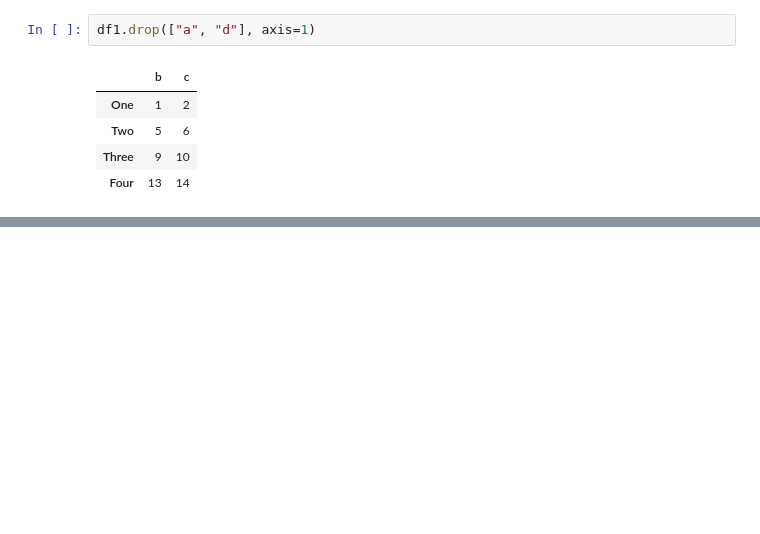
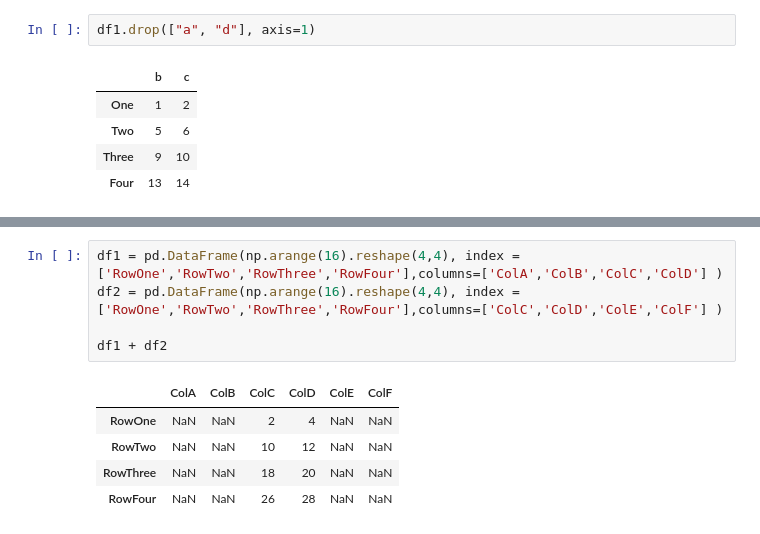
Before and after one commit to kennyrnwilson/python, a Jupyter notebook: pandas/dataframe.ipynb, the cells around one changed output, grey strips where cells are left out. Drawn from its saved outputs; the diff is of its cells as text; blank space fills up the shorter version.

Commit message:
Finish first cut of DataFrame notes

```diff
--- a/pandas/dataframe.ipynb
+++ b/pandas/dataframe.ipynb
@@ -425,0 +477,11 @@ df1.drop(["a", "d"], axis=1)
+# %%
+df1 = pd.DataFrame(np.arange(16).reshape(4,4), index = ['RowOne','RowTwo','RowThree','RowFour'],columns=['ColA','ColB','ColC','ColD'] )
+df2 = pd.DataFrame(np.arange(16).reshape(4,4), index = ['RowOne','RowTwo','RowThree','RowFour'],columns=['ColC','ColD','ColE','ColF'] )
+
+df1 + df2
+# %% [output]
+|  | ColA | ColB | ColC | ColD | ColE | ColF |
+| RowOne | NaN | NaN | 2 | 4 | NaN | NaN |
+| RowTwo | NaN | NaN | 10 | 12 | NaN | NaN |
+| RowThree | NaN | NaN | 18 | 20 | NaN | NaN |
+| RowFour | NaN | NaN | 26 | 28 | NaN | NaN |
```
Also changed, not shown: parts of 112 cells of this notebook.
